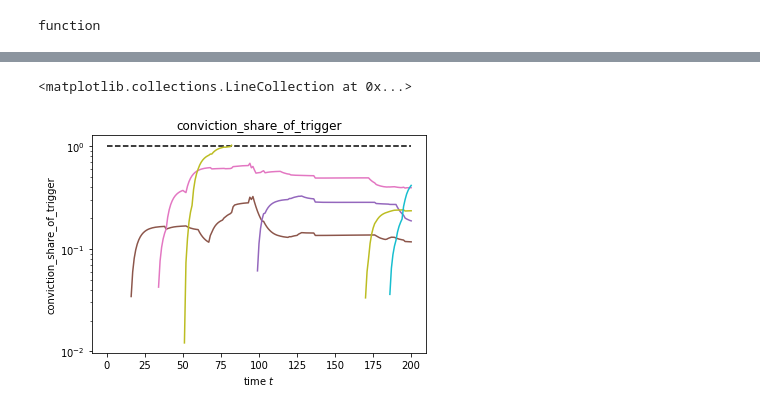
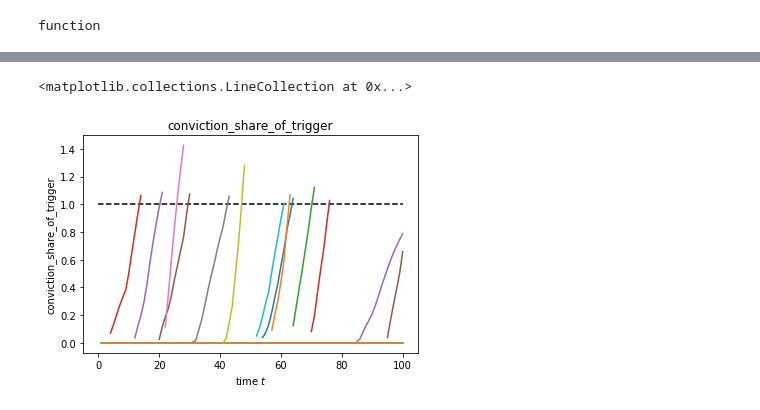
Before and after one commit to BlockScience/conviction, a Jupyter notebook: conviction_cadCAD3.ipynb, the cells around one changed output, grey strips where cells are left out. Drawn from its saved outputs; the diff is of its cells as text; code cells hidden in the pictures.

```diff
--- a/conviction_cadCAD3.ipynb
+++ b/conviction_cadCAD3.ipynb
@@ -192,7 +204,7 @@ params= {
     'base_completion_rate': [100],
     'base_failure_rate': [200],
     'trigger_func': [trigger_threshold],
-    'kappa': [2], #bonding curve curvature
+    'kappa': [kappa], #bonding curve curvature
     'invariant': [invariant], #set by bonding curve choices
     'tax_rate': [.02]
     }
@@ -205,7 +217,7 @@ function
 # Settings of general simulation parameters, unrelated to the system itself
 # `T` is a range with the number of discrete units of time the simulation will run for;
 # `N` is the number of times the simulation will be run (Monte Carlo runs)
-time_periods_per_run = 200
+time_periods_per_run = 100
 monte_carlo_runs = 1
 
 from cadCAD.configuration.utils import config_sim
@@ -366,21 +355,0 @@ df.plot(x='timestep', y='funds')
-# %%
-def pad(vec, length,fill=True):
-
-    if fill:
-        padded = np.zeros(length,)
-    else:
-        padded = np.empty(length,)
-        padded[:] = np.nan
-
-    for i in range(len(vec)):
-        padded[i]= vec[i]
-
-    return padded
-
-def make2D(key, data, fill=False):
-    maxL = data[key].apply(len).max()
-    newkey = 'padded_'+key
-    data[newkey] = data[key].apply(lambda x: pad(x,maxL,fill))
-    reshaped = np.array([a for a in data[newkey].values])
-
-    return reshaped
@@ -387,3 +387,7 @@ def make2D(key, data, fill=False):
+# %%
+#I ran multiple experiments above, pick1
+experiment_index = 2
+df = results[experiment_index]['result']
 # %%
 df['conviction'] = df.network.apply(lambda g: np.array([g.nodes[j]['conviction'] for j in get_nodes_by_type(g, 'proposal') if g.nodes[j]['status']=='candidate']))
 df['candidate_count'] = df.network.apply(lambda g: len([j for j in get_nodes_by_type(g, 'proposal') if g.nodes[j]['status']=='candidate']))
@@ -520,13 +588,13 @@ Text(0.5, 1.0, 'phase: Triggers & Conviction')
 # %%
 T = time_periods_per_run
-plt.semilogy(rdf.timestep,make2D('conviction_share_of_trigger_all', rdf))
+plt.plot(rdf.timestep,make2D('conviction_share_of_trigger_all', rdf))
 plt.title('conviction_share_of_trigger')
 plt.xlabel('time $t$')
 plt.ylabel('conviction_share_of_trigger')
 plt.hlines(1,0,T, linestyle='--')
 # %% [output]
 <matplotlib.collections.LineCollection at 0x...>
-[figure, old version]
+[figure, new version]
 # %%
 plt.semilogy(make2D('age_all', rdf), make2D('conviction_share_of_trigger_all', rdf))
 plt.ylabel('triggers')
```
Also changed, not shown: parts of 51 cells of this notebook, 3 other files.
